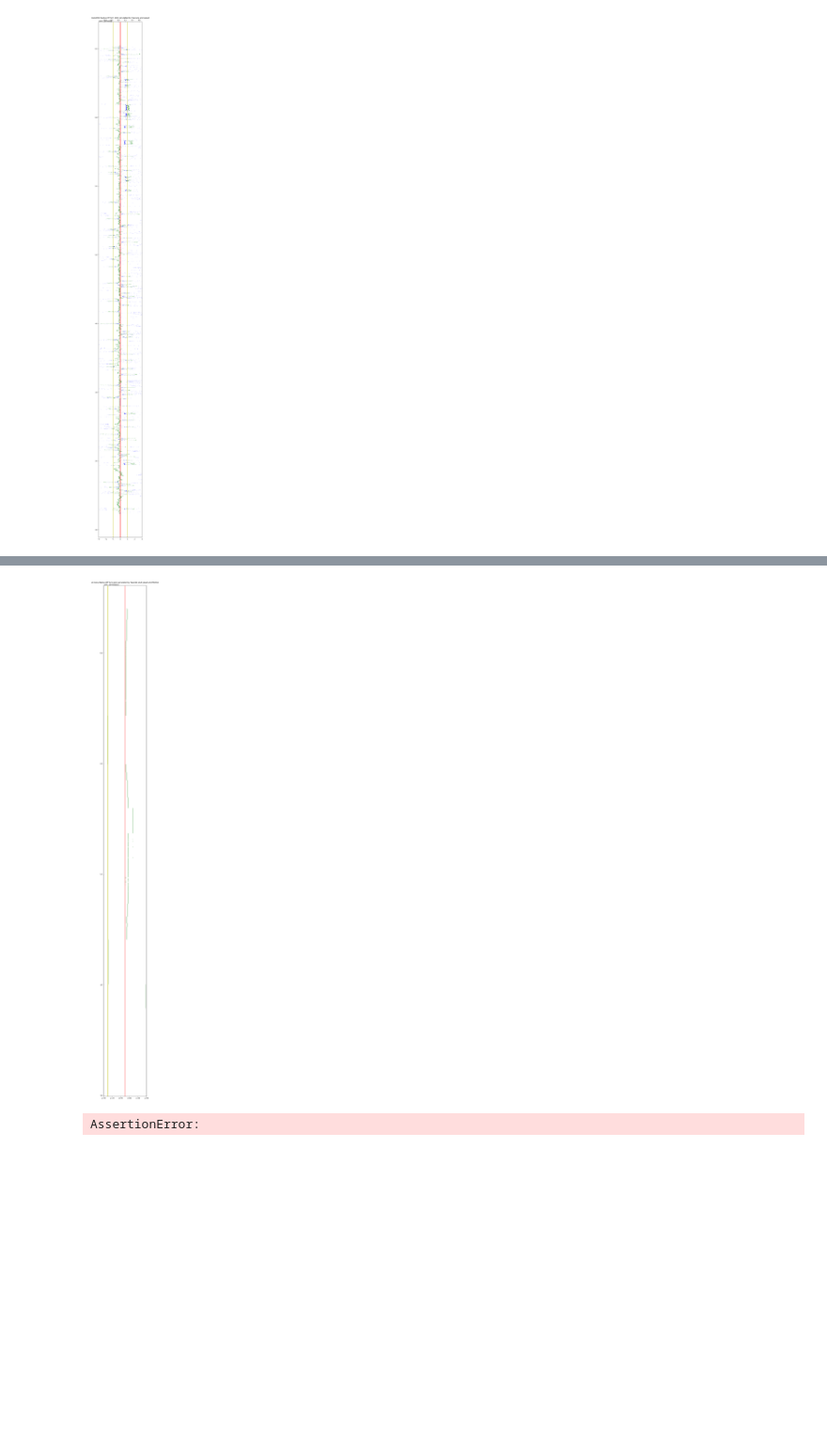
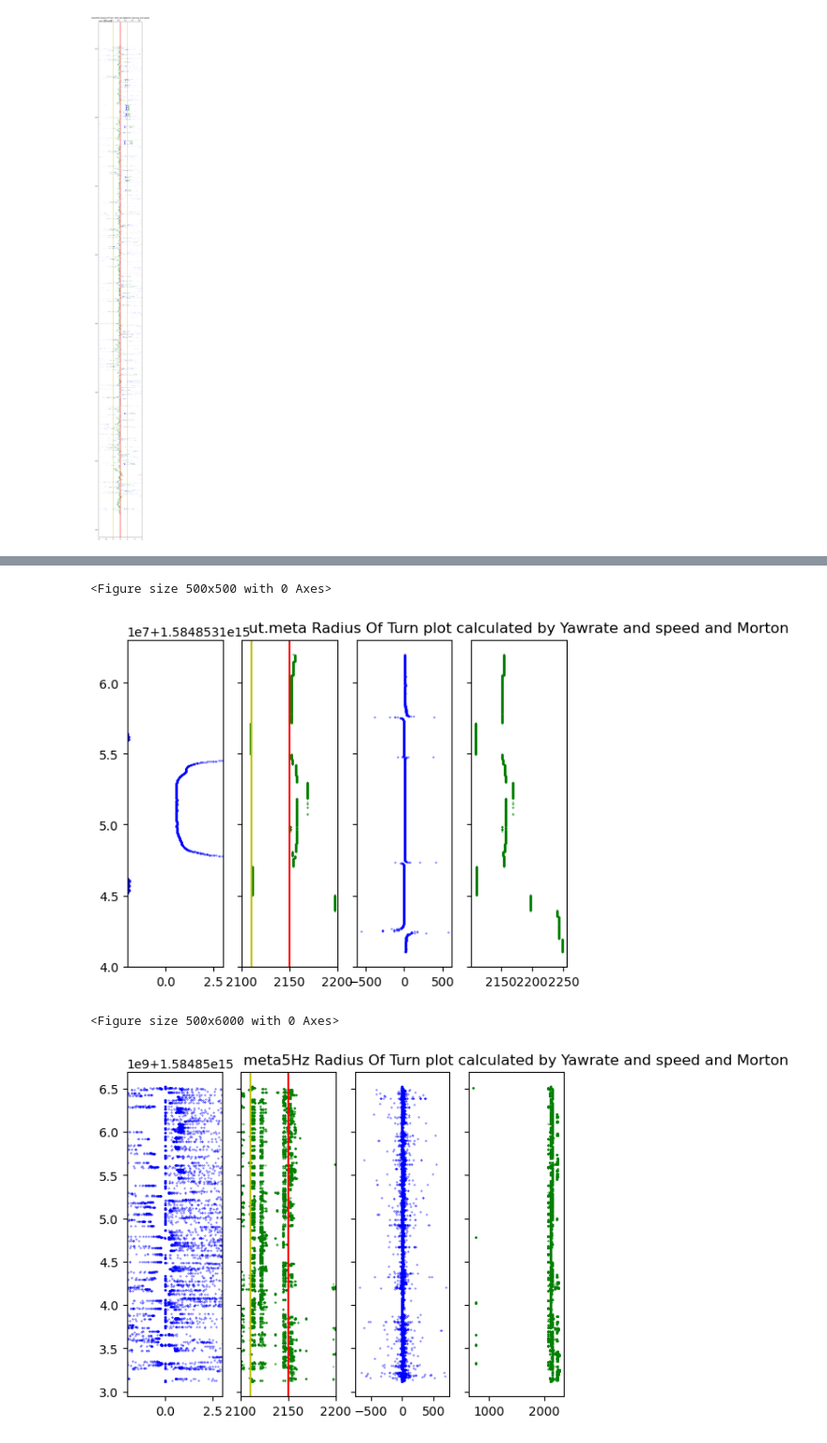
Before and after one commit to Marble879/SFC_scripts, a Jupyter notebook: SnowFox scripts/CSP_translator.ipynb, the cells around one changed output, grey strips where cells are left out. Shown at 94% size. Saved outputs shown, nothing was run; the diff lists cells and outputs as text; code cells hidden in the pictures; blank space fills up the shorter version.

```diff
--- a/SnowFox scripts/CSP_translator.ipynb
+++ b/SnowFox scripts/CSP_translator.ipynb
@@ -528,10 +533,12 @@ load_METADATA_and_calculate_ROT_then_encode_with_morton_and_plot(SNOW_FOX_REFERE
 # %%
-load_METADATA_and_calculate_ROT_then_encode_with_morton_and_plot(SNOW_FOX_REFERENCE_METADATA,'sample_ts','IMUYawRate','groundSpeed','IMULatAcceleration',1,32,multiplier1=8,plot_vsize=60,subplot=False)
+load_METADATA_and_calculate_ROT_then_encode_with_morton_and_plot(SNOW_FOX_REFERENCE_METADATA,'sample_ts','IMUYawRate','groundSpeed','IMULatAcceleration',1,32,multiplier1=8,plot_vsize=5,subplot=True)
 # %% [output]
+<Figure size 500x500 with 0 Axes>
-[figure, old version]
+[figure, new version]
 # %%
-load_METADATA_and_calculate_ROT_then_encode_with_morton_and_plot(SNOW_FOX_METADATA_5HZ,'sample_ts','IMUYawRate','groundSpeed','IMULatAcceleration',1,0,multiplier1=8,plot_vsize=60,subplot=True)
+load_METADATA_and_calculate_ROT_then_encode_with_morton_and_plot(SNOW_FOX_METADATA_5HZ,'sample_ts','IMUYawRate','groundSpeed','IMULatAcceleration',1,32,multiplier1=8,plot_vsize=60,subplot=True)
 # %% [output]
-AssertionError:
+<Figure size 500x6000 with 0 Axes>
+[figure, added]
 # %%
 load_METADATA_and_calculate_ROT_then_encode_with_morton_and_plot(SNOW_FOX_METADATA_5HZ,'sample_ts','IMUYawRate','groundSpeed','IMULatAcceleration',1,32,multiplier1=8,plot_vsize=60,subplot=False)
```
Also changed, not shown: parts of 4 cells of this notebook.
